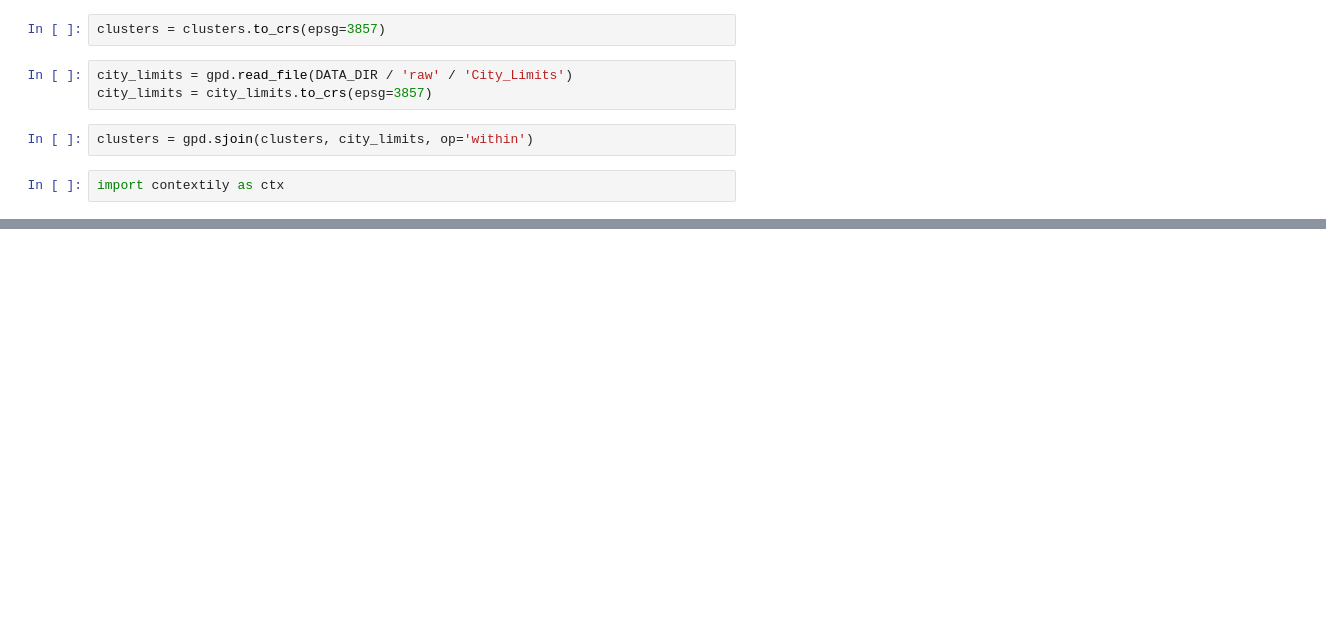
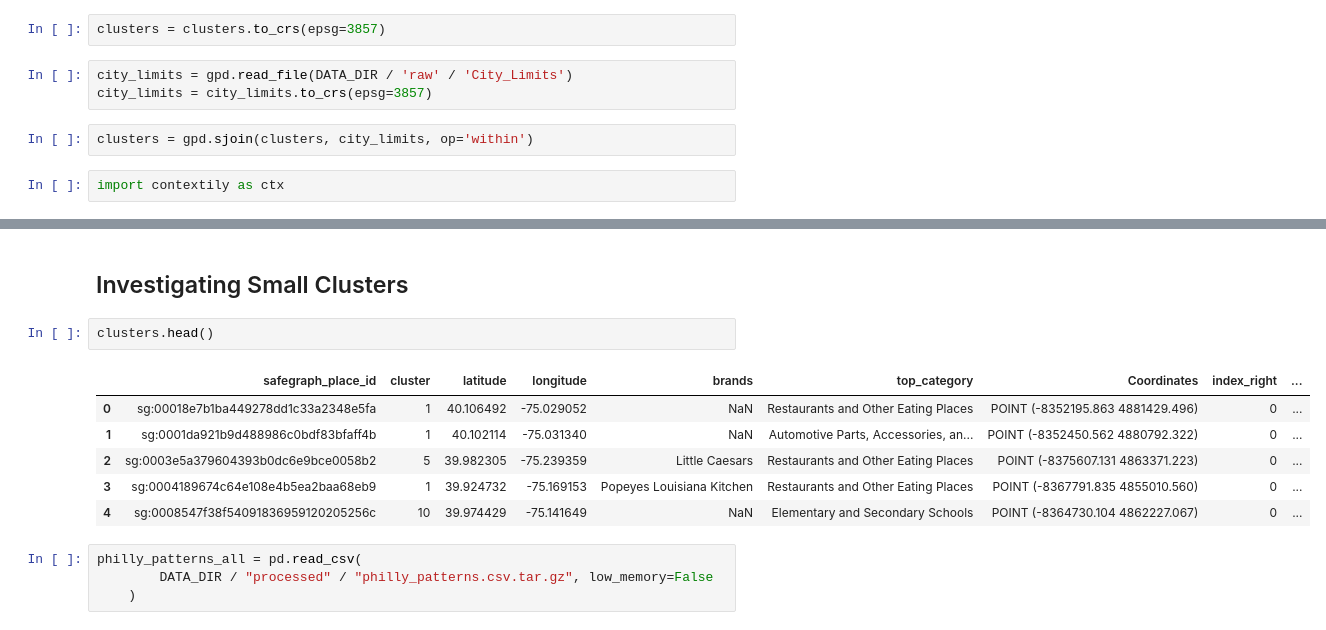
Before and after one commit to hkronenb/HK_DATS_Practicum, a Jupyter notebook: notebooks/Cluster Plot.ipynb, the cells around one changed output, grey strips where cells are left out. Drawn from its saved outputs; the diff is of its cells as text; blank space fills up the shorter version.

```diff
--- a/notebooks/Cluster Plot.ipynb
+++ b/notebooks/Cluster Plot.ipynb
@@ -251,0 +301,15 @@ ax.set_axis_off()
+# %% [markdown]
+## Investigating Small Clusters
+# %%
+clusters.head()
+# %% [output]
+|  | safegraph_place_id | cluster | latitude | longitude | brands | top_category | Coordinates | index_right | ... |
+| 0 | sg:00018e7b1ba449278dd1c33a2348e5fa | 1 | 40.106492 | -75.029052 | NaN | Restaurants and Other Eating Places | POINT (-8352195.863 4881429.496) | 0 | ... |
+| 1 | sg:0001da921b9d488986c0bdf83bfaff4b | 1 | 40.102114 | -75.031340 | NaN | Automotive Parts, Accessories, an... | POINT (-8352450.562 4880792.322) | 0 | ... |
+| 2 | sg:0003e5a379604393b0dc6e9bce0058b2 | 5 | 39.982305 | -75.239359 | Little Caesars | Restaurants and Other Eating Places | POINT (-8375607.131 4863371.223) | 0 | ... |
+| 3 | sg:0004189674c64e108e4b5ea2baa68eb9 | 1 | 39.924732 | -75.169153 | Popeyes Louisiana Kitchen | Restaurants and Other Eating Places | POINT (-8367791.835 4855010.560) | 0 | ... |
+| 4 | sg:0008547f38f54091836959120205256c | 10 | 39.974429 | -75.141649 | NaN | Elementary and Secondary Schools | POINT (-8364730.104 4862227.067) | 0 | ... |
+# %%
+philly_patterns_all = pd.read_csv(
+        DATA_DIR / "processed" / "philly_patterns.csv.tar.gz", low_memory=False
+    )
```
Also changed, not shown: parts of 31 cells of this notebook, 5 other files.
